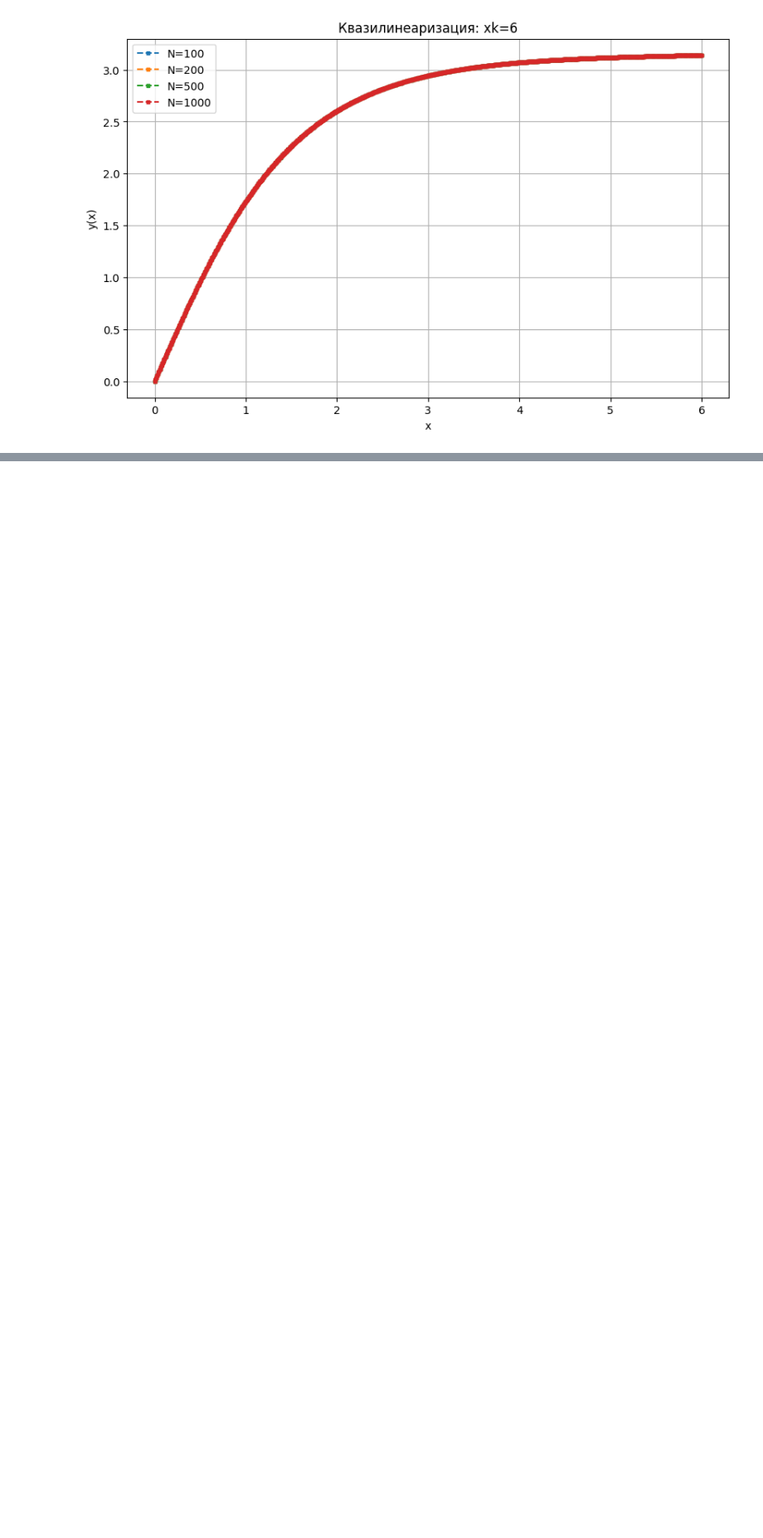
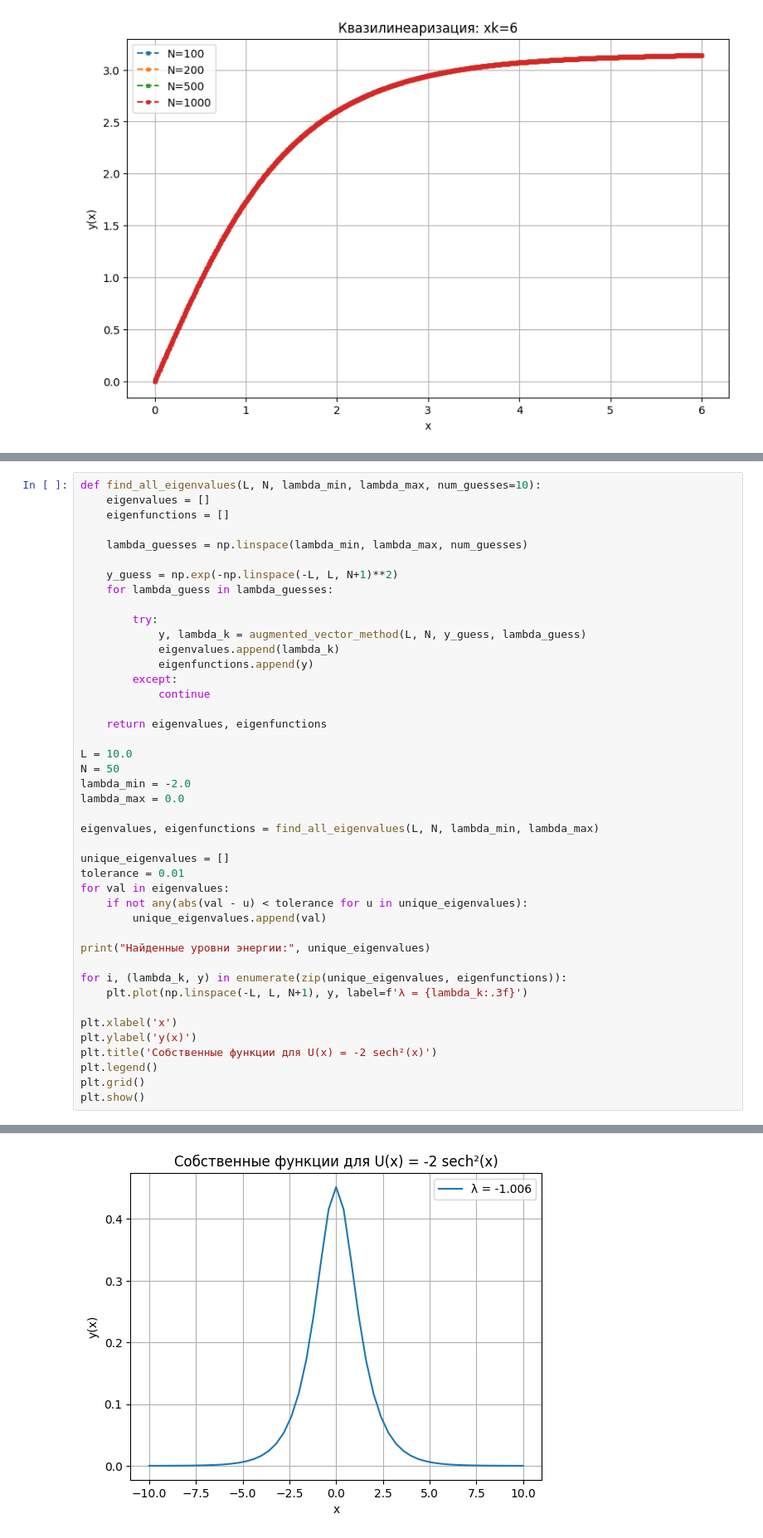
Before and after one commit to mr-gukas/MyComputationalMathematics, a Jupyter notebook: sem2/lab4/lab4.ipynb, the cells around one changed output, grey strips where cells are left out. Shown at 83% size. Drawn from its saved outputs; the diff is of its cells as text; blank space fills up the shorter version.

```diff
--- a/sem2/lab4/lab4.ipynb
+++ b/sem2/lab4/lab4.ipynb
@@ -165,0 +250,44 @@ for xk in [0.5, 1, 2, 4, 6]:
+# %%
+def find_all_eigenvalues(L, N, lambda_min, lambda_max, num_guesses=10):
+    eigenvalues = []
+    eigenfunctions = []
+
+    lambda_guesses = np.linspace(lambda_min, lambda_max, num_guesses)
+
+    y_guess = np.exp(-np.linspace(-L, L, N+1)**2)
+    for lambda_guess in lambda_guesses:
+
+        try:
+            y, lambda_k = augmented_vector_method(L, N, y_guess, lambda_guess)
+            eigenvalues.append(lambda_k)
+            eigenfunctions.append(y)
+        except:
+            continue
+
+    return eigenvalues, eigenfunctions
+
+L = 10.0
+N = 50
+lambda_min = -2.0
+lambda_max = 0.0
+
+eigenvalues, eigenfunctions = find_all_eigenvalues(L, N, lambda_min, lambda_max)
+
+unique_eigenvalues = []
+tolerance = 0.01
+for val in eigenvalues:
+    if not any(abs(val - u) < tolerance for u in unique_eigenvalues):
+        unique_eigenvalues.append(val)
+
+print("Найденные уровни энергии:", unique_eigenvalues)
+
+for i, (lambda_k, y) in enumerate(zip(unique_eigenvalues, eigenfunctions)):
+    plt.plot(np.linspace(-L, L, N+1), y, label=f'λ = {lambda_k:.3f}')
+
+plt.xlabel('x')
+plt.ylabel('y(x)')
+plt.title('Собственные функции для U(x) = -2 sech²(x)')
+plt.legend()
+plt.grid()
+plt.show()
+# %% [output]
@@ -165,0 +295 @@ for xk in [0.5, 1, 2, 4, 6]:
+[figure, added]
```
Also changed, not shown: parts of 10 cells of this notebook, 1 other file.
